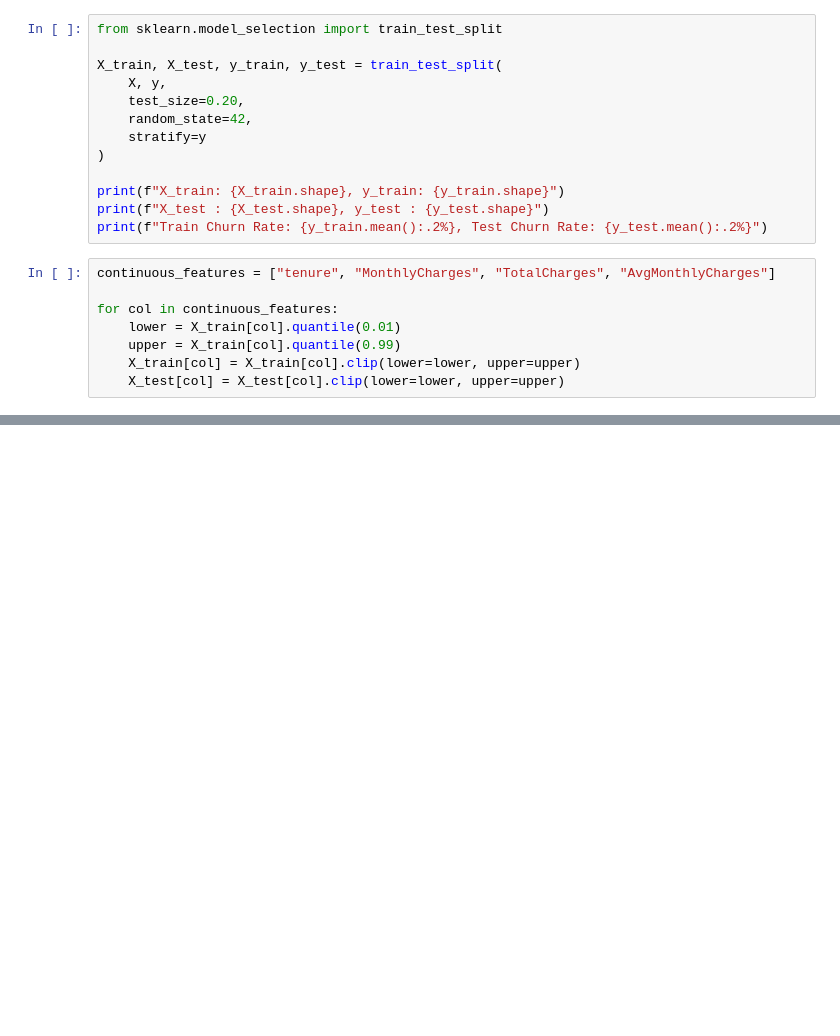
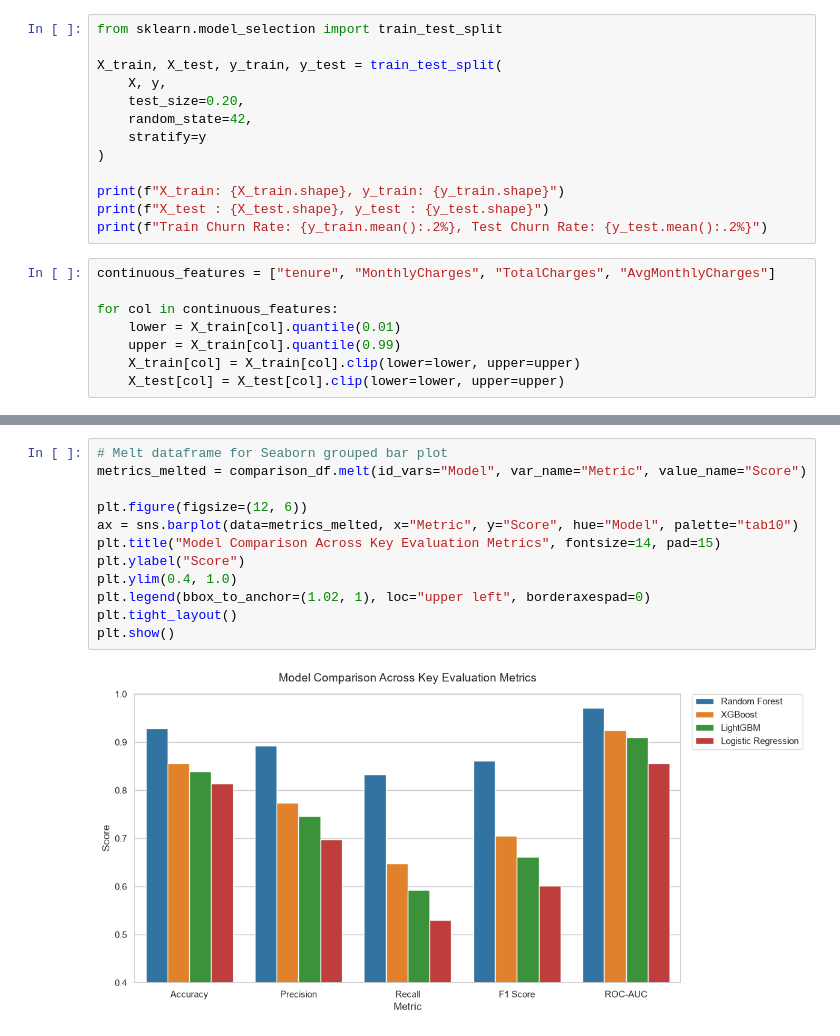
Before and after one commit to AduetDabral1/Customer-Churn, a Jupyter notebook: notebooks/EDA.ipynb, the cells around one changed output, grey strips where cells are left out. Drawn from its saved outputs; the diff is of its cells as text; blank space fills up the shorter version.

Commit message:
changing_models_xgboost_lightgbm

```diff
--- a/notebooks/EDA.ipynb
+++ b/notebooks/EDA.ipynb
@@ -458,0 +505,14 @@ print("=" * 65)
+# %%
+# Melt dataframe for Seaborn grouped bar plot
+metrics_melted = comparison_df.melt(id_vars="Model", var_name="Metric", value_name="Score")
+
+plt.figure(figsize=(12, 6))
+ax = sns.barplot(data=metrics_melted, x="Metric", y="Score", hue="Model", palette="tab10")
+plt.title("Model Comparison Across Key Evaluation Metrics", fontsize=14, pad=15)
+plt.ylabel("Score")
+plt.ylim(0.4, 1.0)
+plt.legend(bbox_to_anchor=(1.02, 1), loc="upper left", borderaxespad=0)
+plt.tight_layout()
+plt.show()
+# %% [output]
+[figure, added]
```
Also changed, not shown: parts of 11 cells of this notebook, 1 other file.
